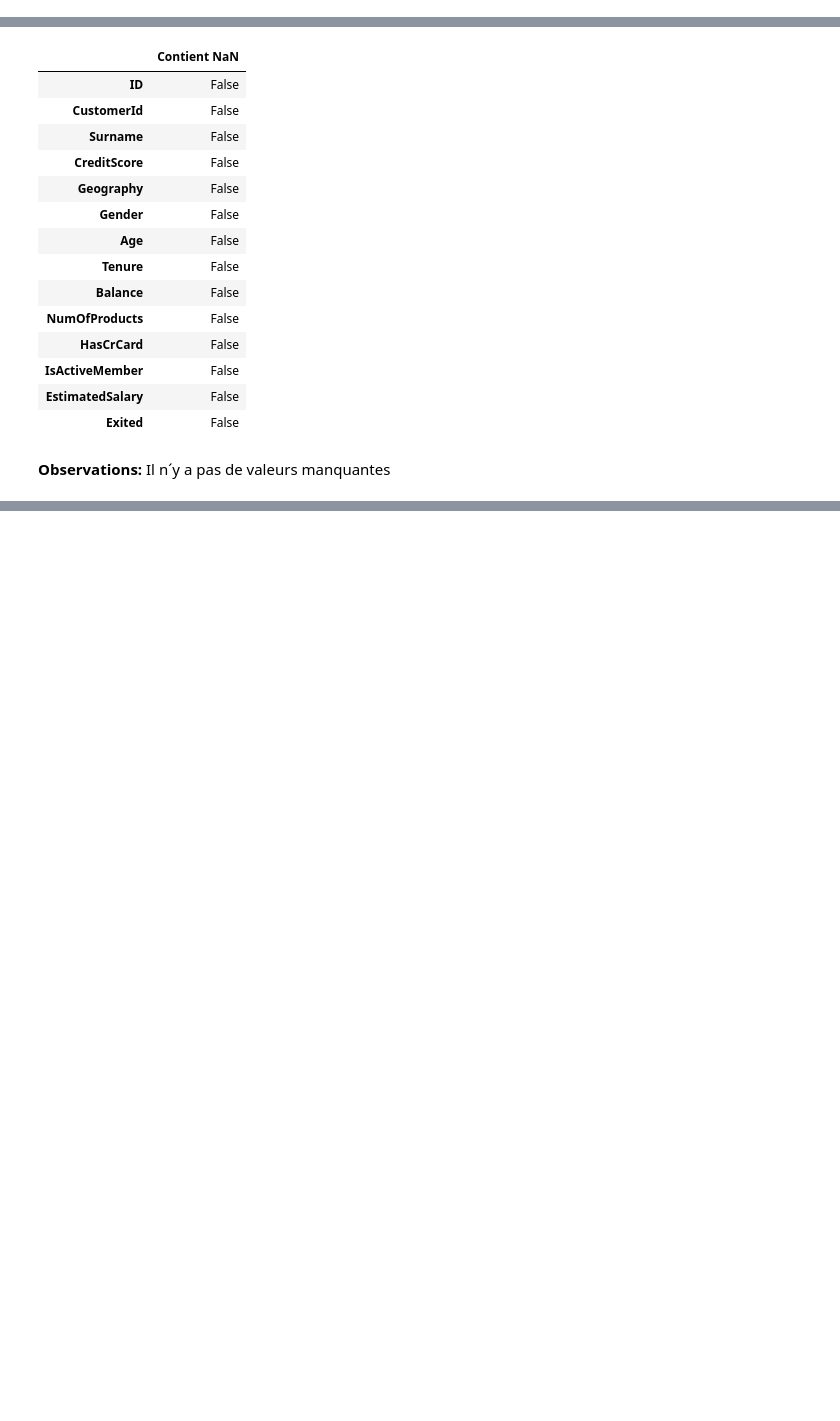
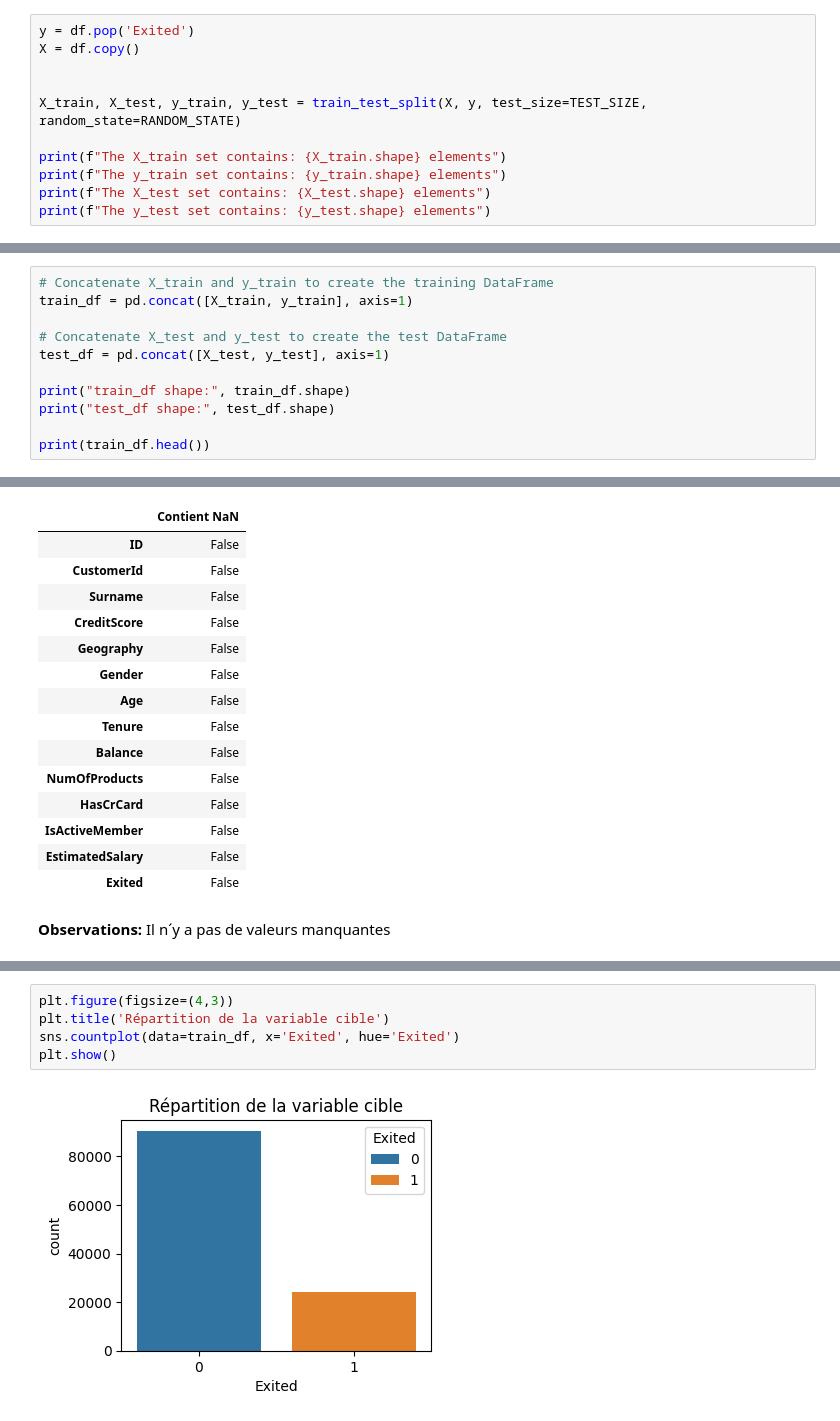
Before and after one commit to lbihin/mlpro-classification-bank-churn-2025, a Jupyter notebook: eda/eda.ipynb, the cells around one changed output, grey strips where cells are left out. Drawn from its saved outputs; the diff is of its cells as text; blank space fills up the shorter version.

Commit message:
Perform univariate EDA for discrete variables

```diff
--- a/eda/eda.ipynb
+++ b/eda/eda.ipynb
@@ -19,0 +32,11 @@ df.head()
+# %%
+y = df.pop('Exited')
+X = df.copy()
+
+
+X_train, X_test, y_train, y_test = train_test_split(X, y, test_size=TEST_SIZE, random_state=RANDOM_STATE)
+
+print(f"The X_train set contains: {X_train.shape} elements")
+print(f"The y_train set contains: {y_train.shape} elements")
+print(f"The X_test set contains: {X_test.shape} elements")
+print(f"The y_test set contains: {y_test.shape} elements")
@@ -19,0 +48,11 @@ df.head()
+# %%
+# Concatenate X_train and y_train to create the training DataFrame
+train_df = pd.concat([X_train, y_train], axis=1)
+
+# Concatenate X_test and y_test to create the test DataFrame
+test_df = pd.concat([X_test, y_test], axis=1)
+
+print("train_df shape:", train_df.shape)
+print("test_df shape:", test_df.shape)
+
+print(train_df.head())
@@ -168,0 +146,7 @@ memory usage: 15.3+ MB
+# %%
+plt.figure(figsize=(4,3))
+plt.title('Répartition de la variable cible')
+sns.countplot(data=train_df, x='Exited', hue='Exited')
+plt.show()
+# %% [output]
+[figure, added]
```
Also changed, not shown: parts of 51 cells of this notebook.
